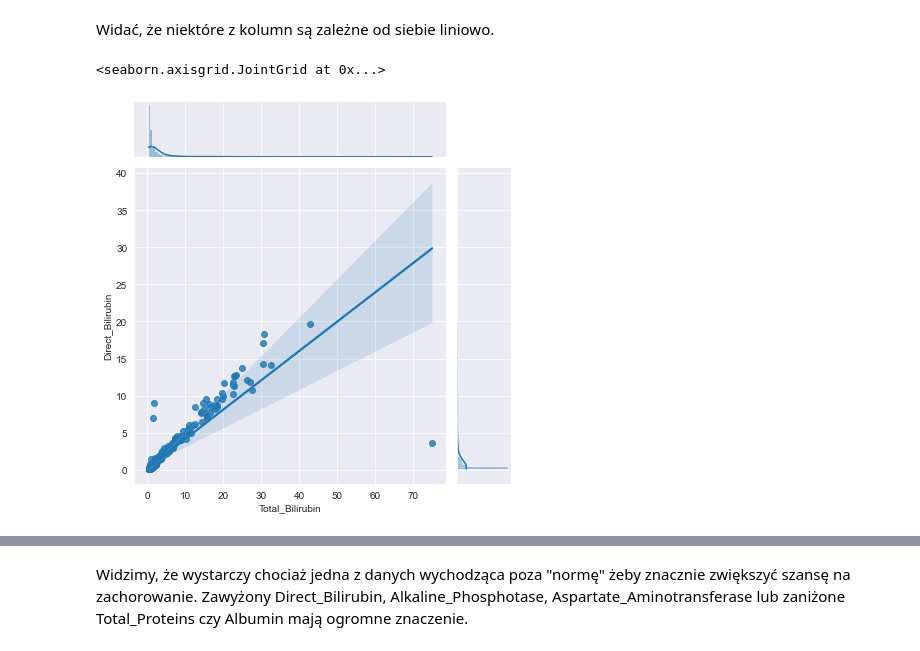
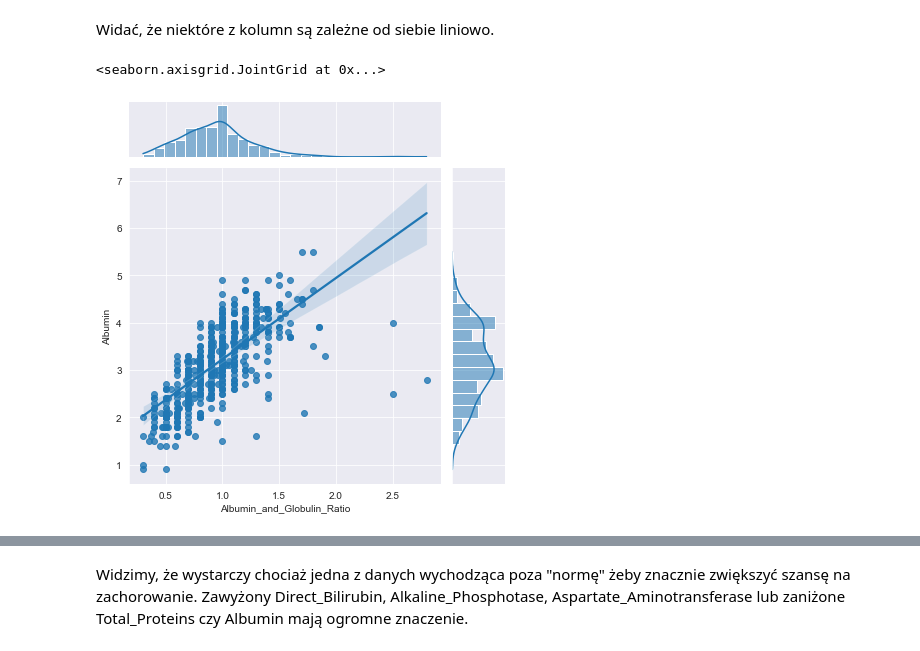
Before and after one commit to IdleSolution/psi-projekt, a Jupyter notebook: project.ipynb, the cells around one changed output, grey strips where cells are left out. Saved outputs shown, nothing was run; the diff lists cells and outputs as text; code cells hidden in the pictures.

```diff
--- a/project.ipynb
+++ b/project.ipynb
@@ -123,10 +123,10 @@ correlation_heatmap(data)
 # %% [markdown]
 Widać, że niektóre z kolumn są zależne od siebie liniowo.
 # %%
-sns.jointplot("Total_Bilirubin", "Direct_Bilirubin", data=data, kind="reg")
+sns.jointplot("Albumin_and_Globulin_Ratio", "Albumin", data=data, kind="reg")
 # %% [output]
 <seaborn.axisgrid.JointGrid at 0x...>
-[figure, old version]
+[figure, new version]
 # %%
 sns.jointplot("Aspartate_Aminotransferase", "Alamine_Aminotransferase", data=data, kind="reg")
 # %% [output]
```
Also changed, not shown: parts of 35 cells of this notebook.
